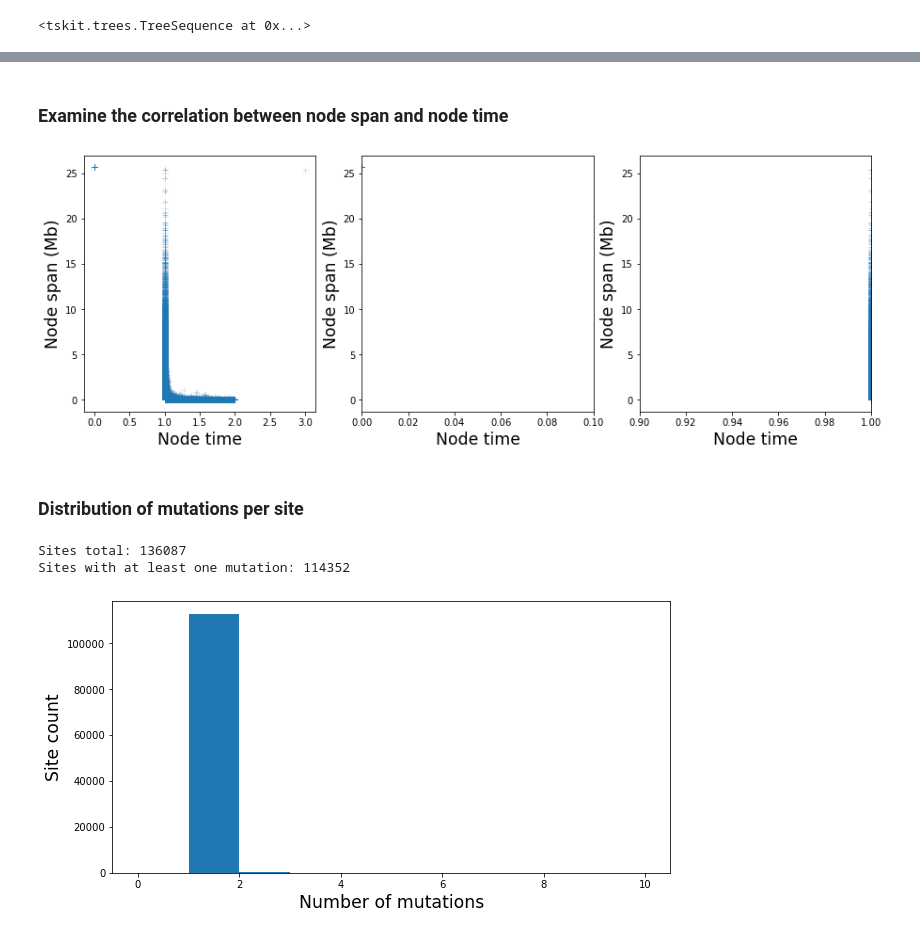
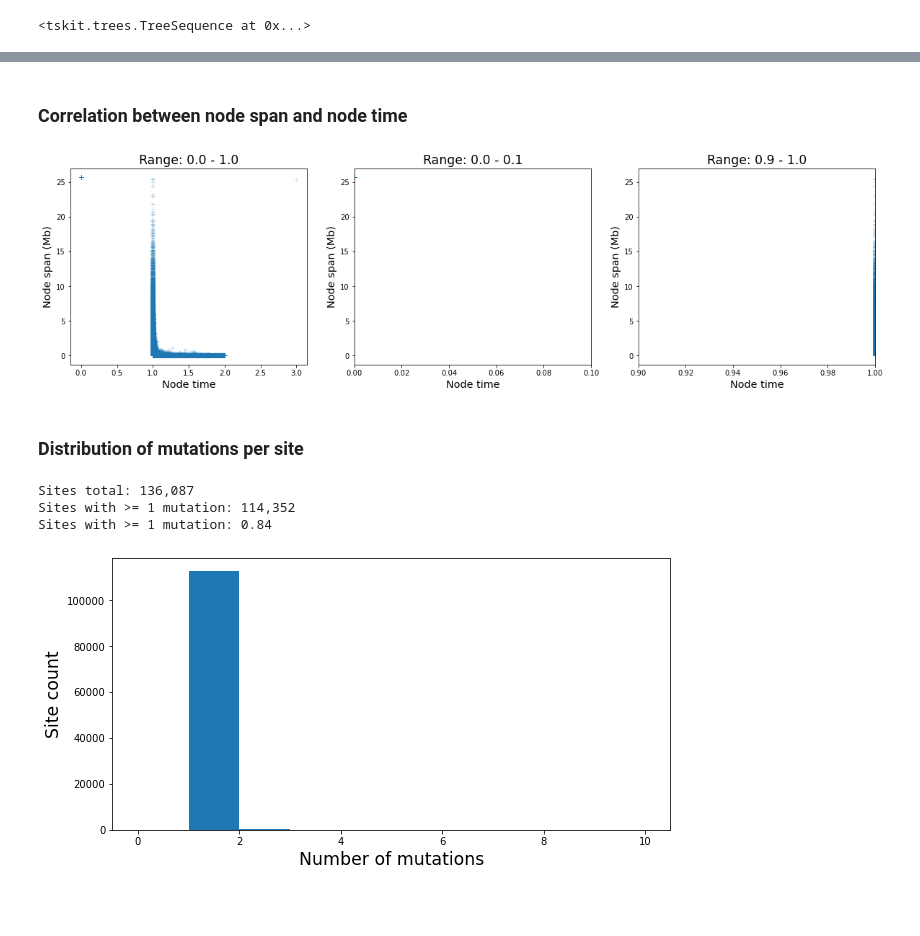
Before and after one commit to szhan/tsimpute, a Jupyter notebook: notebooks/inspect_ts_imputed.ipynb, the cells around one changed output, grey strips where cells are left out. Drawn from its saved outputs; the diff is of its cells as text; code cells hidden in the pictures; blank space fills up the shorter version.

```diff
--- a/notebooks/inspect_ts_imputed.ipynb
+++ b/notebooks/inspect_ts_imputed.ipynb
@@ -16,8 +14,7 @@ tsinfer 0.2.4.dev63+gd36be42
 # %% [markdown]
 ### Load data
 # %%
-base_dir = Path("/home/shing_zhan/analysis/pass_4/")
-ts_file = base_dir / "from_42_into_3.imputed.trees"
+ts_file = "/home/shing_zhan/analysis/pass_4/from_42_into_3.imputed.trees"
 # %%
 ts = tskit.load(ts_file)
 ts
@@ -109,5 +113,5 @@ plt.show()
 # %% [markdown]
-### Examine the correlation between node span and node time
+### Correlation between node span and node time
 # %%
 node_spans = tsinfer.node_span(ts)
 node_times = ts.nodes_time
@@ -123,48 +127,53 @@ df_nodes = pd.DataFrame({
     'node_times': node_times,
 })
 # %%
-plt.figure(figsize=(15, 5,))
+plt.figure(figsize=(20, 5,))
 
 plt.subplot(131)
-plt.xlabel("Node time", fontsize="xx-large")
-plt.ylabel("Node span (Mb)", fontsize="xx-large")
+plt.title("Range: 0.0 - 1.0", fontsize="xx-large")
+plt.xlabel("Node time", fontsize="x-large")
+plt.ylabel("Node span (Mb)", fontsize="x-large")
 plt.plot(
     df_nodes["node_times"],
     df_nodes["node_spans"],
     linestyle='none', marker='+', markersize=6, alpha=0.2,
 );
 
 plt.subplot(132)
-plt.xlabel("Node time", fontsize="xx-large")
-plt.ylabel("Node span (Mb)", fontsize="xx-large")
+plt.title("Range: 0.0 - 0.1", fontsize="xx-large")
+plt.xlabel("Node time", fontsize="x-large")
+plt.ylabel("Node span (Mb)", fontsize="x-large")
 plt.xlim(0.0, 0.1)
 plt.plot(
     df_nodes["node_times"],
     df_nodes["node_spans"],
     linestyle='none', marker='+', markersize=6, alpha=0.2,
 );
 
 plt.subplot(133)
-plt.xlabel("Node time", fontsize="xx-large")
-plt.ylabel("Node span (Mb)", fontsize="xx-large")
+plt.title("Range: 0.9 - 1.0", fontsize="xx-large")
+plt.xlabel("Node time", fontsize="x-large")
+plt.ylabel("Node span (Mb)", fontsize="x-large")
 plt.xlim(0.9, 1.0)
 plt.plot(
     df_nodes["node_times"],
     df_nodes["node_spans"],
     linestyle='none', marker='+', markersize=6, alpha=0.2,
 );
 # %% [output]
-[figure, old version]
+[figure, new version]
 # %% [markdown]
 ### Distribution of mutations per site
 # %%
 site_pos, counts = np.unique(ts.mutations_site, return_counts=True)
 num_sites_with_mutation = len(site_pos)
-print(f"Sites total: {ts.num_sites}")
-print(f"Sites with at least one mutation: {num_sites_with_mutation}")
+print(f"Sites total: {'{:,}'.format(ts.num_sites)}")
+print(f"Sites with >= 1 mutation: {'{:,}'.format(num_sites_with_mutation)}")
+print(f"Sites with >= 1 mutation: {round(num_sites_with_mutation / ts.num_sites, 2)}")
 # %% [output]
-Sites total: 136087
-Sites with at least one mutation: 114352
+Sites total: 136,087
+Sites with >= 1 mutation: 114,352
+Sites with >= 1 mutation: 0.84
 # %%
 plt.figure(figsize=(10, 5,))
 plt.ylabel("Site count", fontsize="xx-large")
```
Also changed, not shown: parts of 17 cells of this notebook.
